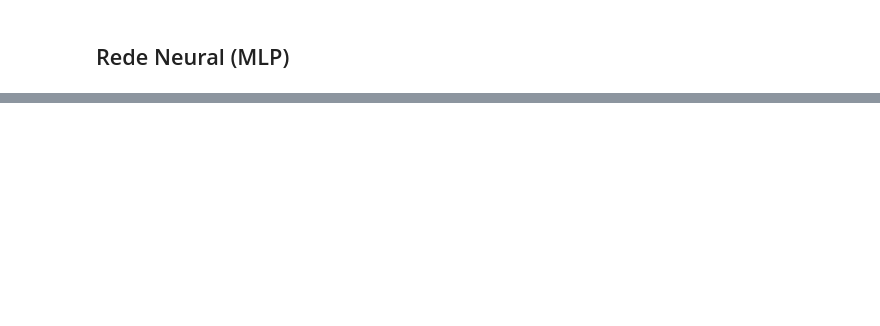
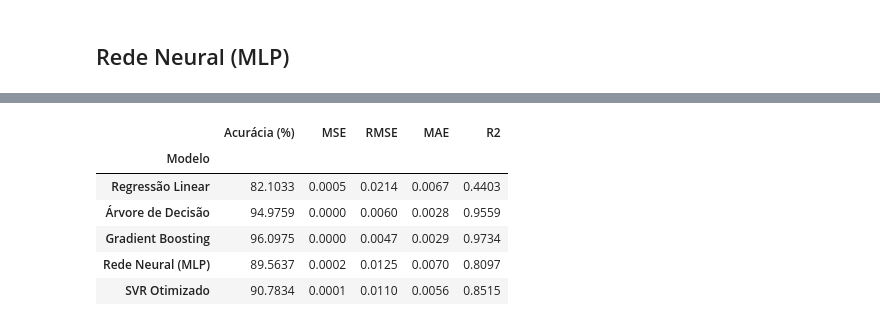
Before and after one commit to Pedro-IFC/NetBalanceC, a Jupyter notebook: LinearRgression.ipynb, the cells around one changed output, grey strips where cells are left out. Saved outputs shown, nothing was run; the diff lists cells and outputs as text; code cells hidden in the pictures; blank space fills up the shorter version.

```diff
--- a/LinearRgression.ipynb
+++ b/LinearRgression.ipynb
@@ -306,0 +298,72 @@ R2: 0.8515
+# %%
+import pandas as pd
+import numpy as np
+from sklearn.metrics import mean_squared_error, mean_absolute_error, r2_score
+
+predictions = {
+    "Regressão Linear": y_pred_lr,
+    "Árvore de Decisão": y_pred_dt,
+    "Gradient Boosting": y_pred_gb,
+    "Rede Neural (MLP)": y_pred_mlp,
+    "SVR Otimizado": y_pred_best
+}
+
+results = []
+    mse = mean_squared_error(y_true, y_pred)
+    rmse = np.sqrt(mse)
+    mae = mean_absolute_error(y_true, y_pred)
+    r2 = r2_score(y_true, y_pred)
+
+    data_range = y_true.max() - y_true.min()
+    if data_range == 0:
+        accuracy = 0.0
+    else:
+        normalized_rmse = rmse / data_range
+        accuracy = (1 - normalized_rmse) * 100
+
+    results.append({
+        "Modelo": model_name,
+        "Acurácia (%)": max(0, accuracy),
+        "MSE": mse,
+        "RMSE": rmse,
+        "MAE": mae,
+        "R2": r2
+    })
+
+df_results = pd.DataFrame(results)
+df_results.set_index("Modelo", inplace=True)
+
+def highlight_best_worst(data):
+    color_best = 'background-color: #90EE90'
+    color_worst = 'background-color: #FF7F7F'
+
+    style_df = pd.DataFrame('', index=data.index, columns=data.columns)
+
+    max_is_better = ['Acurácia (%)', 'R2']
+
+    min_is_better = ['MSE', 'RMSE', 'MAE']
+
+    for col in data.columns:
+        if col in max_is_better:
+            is_best = data[col] == data[col].max()
+            is_worst = data[col] == data[col].min()
+
+            style_df.loc[is_best, col] = color_best
+            style_df.loc[is_worst, col] = color_worst
+
+        elif col in min_is_better:
+            is_best = data[col] == data[col].min()
+            is_worst = data[col] == data[col].max()
+
+            style_df.loc[is_best, col] = color_best
+            style_df.loc[is_worst, col] = color_worst
+
+    return style_df
+# %% [output]
+|  | Acurácia (%) | MSE | RMSE | MAE | R2 |
+| Modelo |  |  |  |  |  |
+| Regressão Linear | 82.1033 | 0.0005 | 0.0214 | 0.0067 | 0.4403 |
+| Árvore de Decisão | 94.9759 | 0.0000 | 0.0060 | 0.0028 | 0.9559 |
+| Gradient Boosting | 96.0975 | 0.0000 | 0.0047 | 0.0029 | 0.9734 |
+| Rede Neural (MLP) | 89.5637 | 0.0002 | 0.0125 | 0.0070 | 0.8097 |
+| SVR Otimizado | 90.7834 | 0.0001 | 0.0110 | 0.0056 | 0.8515 |
```
Also changed, not shown: parts of 6 cells of this notebook.
